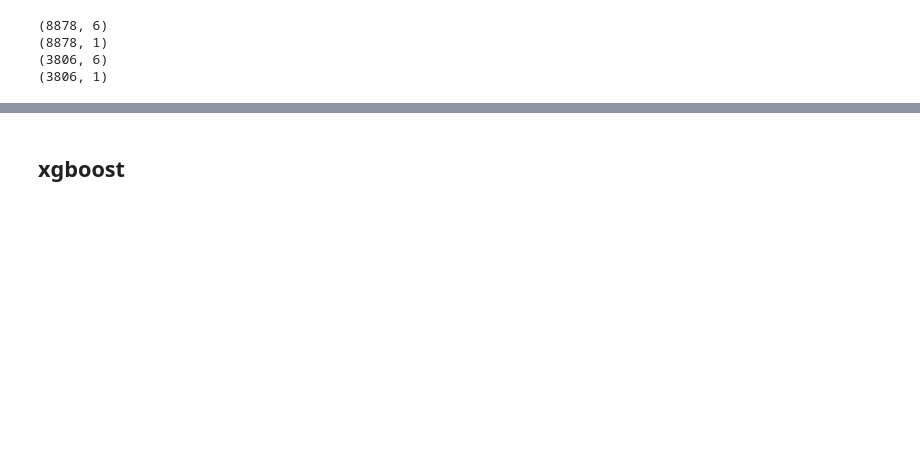
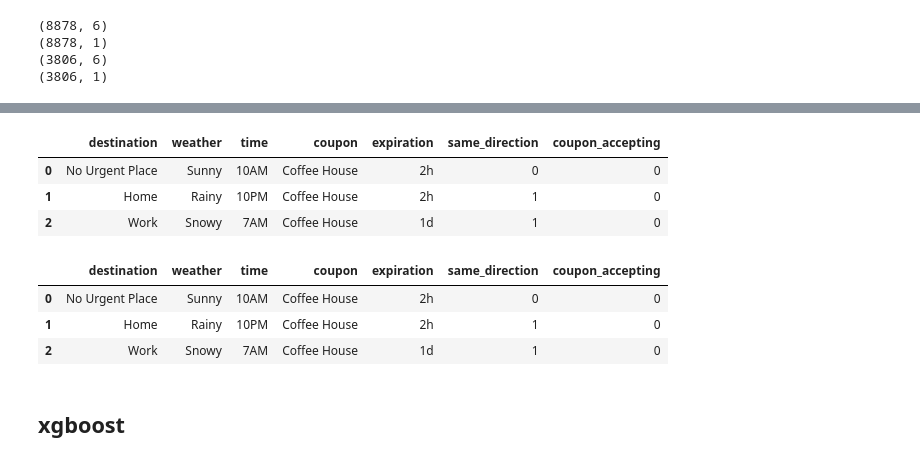
Before and after one commit to ChungWasawat/dtc_mlops_project, a Jupyter notebook: code/eda/eda in-vehicle recommendation.ipynb, the cells around one changed output, grey strips where cells are left out. Drawn from its saved outputs; the diff is of its cells as text; code cells hidden in the pictures; blank space fills up the shorter version.

```diff
--- a/code/eda/eda in-vehicle recommendation.ipynb
+++ b/code/eda/eda in-vehicle recommendation.ipynb
@@ -385,3 +398,28 @@ memory usage: 113.6 KB
+# %%
+ddd = {
+    "destination": ["No Urgent Place", "Home", "Work"],
+    "weather": ["Sunny", "Rainy", "Snowy"],
+    "time": ["10AM", "10PM", "7AM"],
+    "coupon": ["Coffee House","Coffee House","Coffee House"],
+    "expiration": ["2h", "2h", "1d"],
+    "same_direction": [0, 1, 1],
+    "coupon_accepting": [0, 0, 0],
+
+}
+
+pd.DataFrame.from_dict(ddd)
+# %% [output]
+|  | destination | weather | time | coupon | expiration | same_direction | coupon_accepting |
+| 0 | No Urgent Place | Sunny | 10AM | Coffee House | 2h | 0 | 0 |
+| 1 | Home | Rainy | 10PM | Coffee House | 2h | 1 | 0 |
+| 2 | Work | Snowy | 7AM | Coffee House | 1d | 1 | 0 |
+# %%
+pd.DataFrame(ddd)
+# %% [output]
+|  | destination | weather | time | coupon | expiration | same_direction | coupon_accepting |
+| 0 | No Urgent Place | Sunny | 10AM | Coffee House | 2h | 0 | 0 |
+| 1 | Home | Rainy | 10PM | Coffee House | 2h | 1 | 0 |
+| 2 | Work | Snowy | 7AM | Coffee House | 1d | 1 | 0 |
 # %% [markdown]
 ## xgboost
 # %%
```
Also changed, not shown: parts of 6 cells of this notebook, 4 other files.
